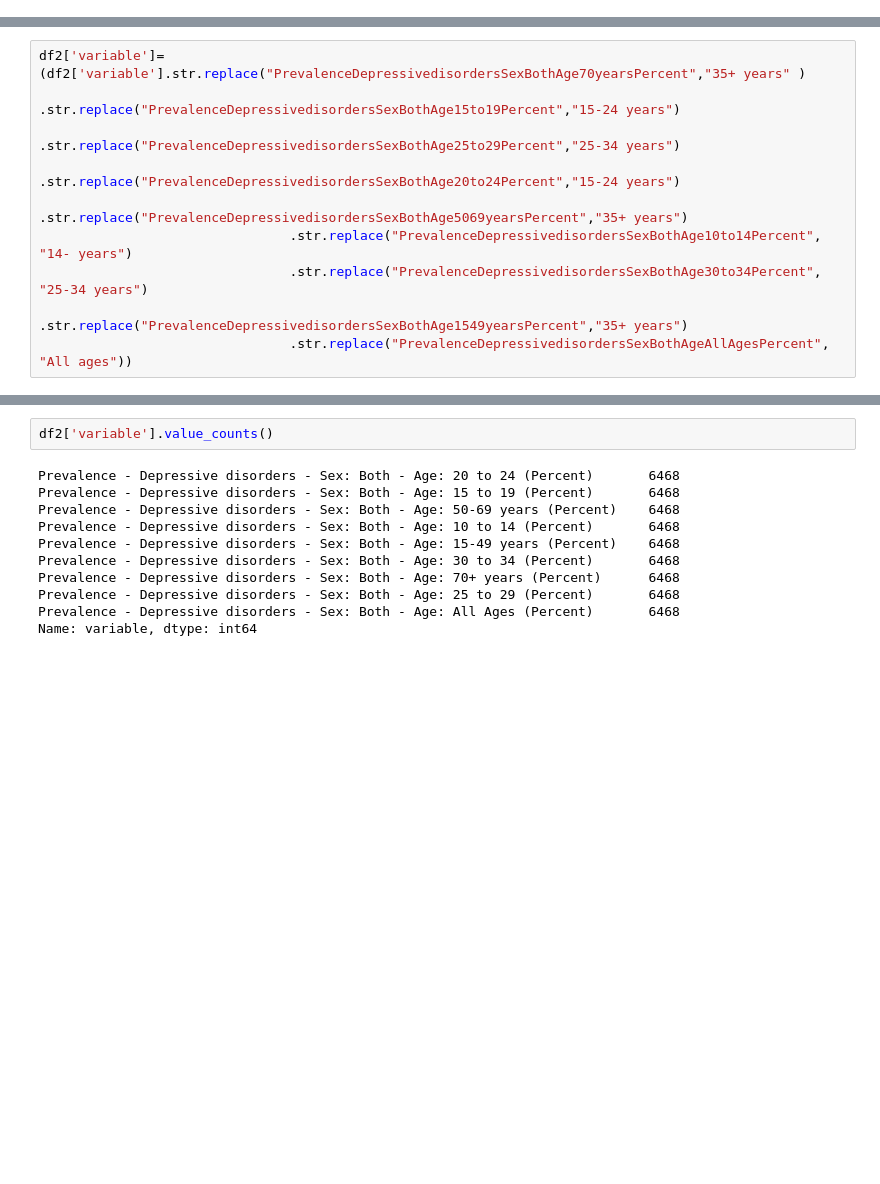
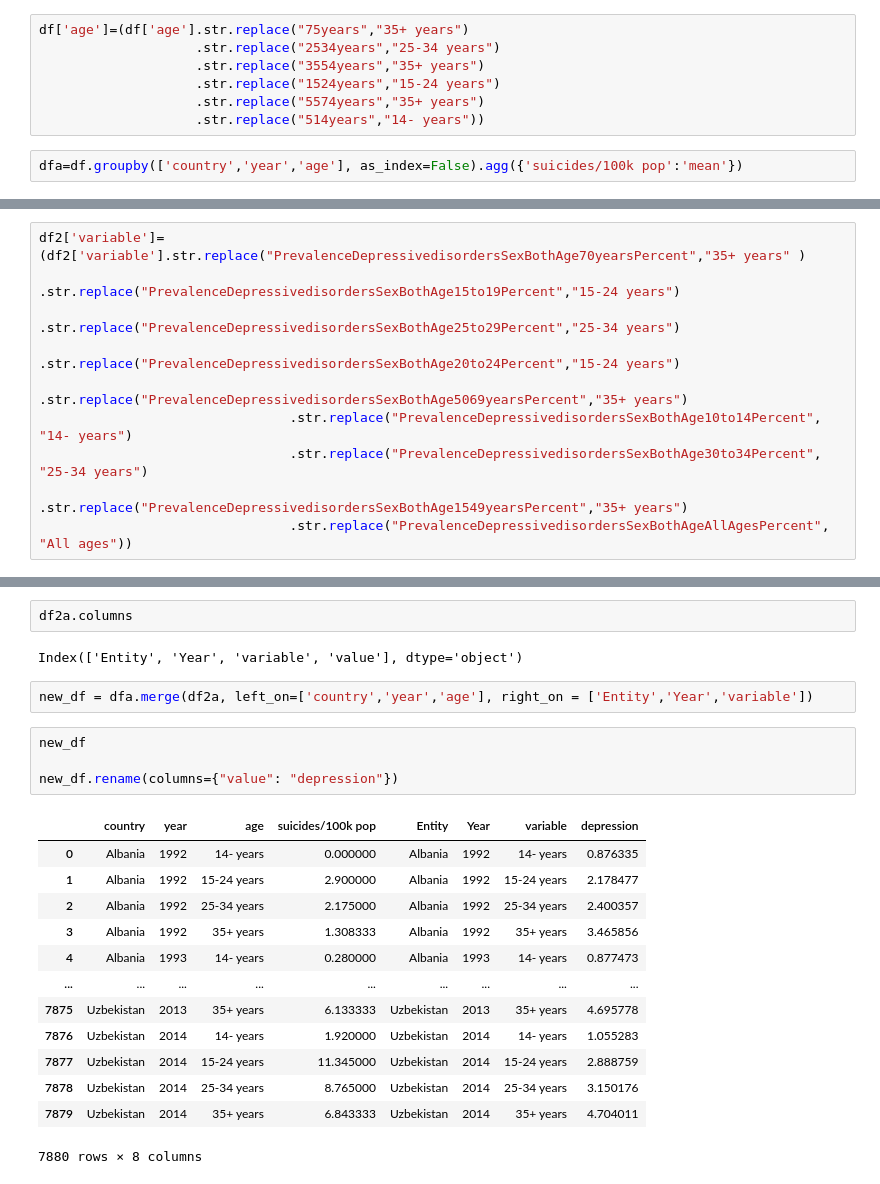
Before and after one commit to Brunadiasmiguel/depression, a Jupyter notebook: data-wrangling/country-sex-age2.ipynb, the cells around one changed output, grey strips where cells are left out. Saved outputs shown, nothing was run; the diff lists cells and outputs as text; blank space fills up the shorter version.

```diff
--- a/data-wrangling/country-sex-age2.ipynb
+++ b/data-wrangling/country-sex-age2.ipynb
@@ -18,0 +39,9 @@ df.head()
+# %%
+df['age']=(df['age'].str.replace("75years","35+ years")
+                    .str.replace("2534years","25-34 years")
+                    .str.replace("3554years","35+ years")
+                    .str.replace("1524years","15-24 years")
+                    .str.replace("5574years","35+ years")
+                    .str.replace("514years","14- years"))
+# %%
+dfa=df.groupby(['country','year','age'], as_index=False).agg({'suicides/100k pop':'mean'})
@@ -183,13 +176,24 @@ Name: variable, dtype: int64
-# %%
-df2['variable'].value_counts()
-# %% [output]
-Prevalence - Depressive disorders - Sex: Both - Age: 20 to 24 (Percent)       6468
-Prevalence - Depressive disorders - Sex: Both - Age: 15 to 19 (Percent)       6468
-Prevalence - Depressive disorders - Sex: Both - Age: 50-69 years (Percent)    6468
-Prevalence - Depressive disorders - Sex: Both - Age: 10 to 14 (Percent)       6468
-Prevalence - Depressive disorders - Sex: Both - Age: 15-49 years (Percent)    6468
-Prevalence - Depressive disorders - Sex: Both - Age: 30 to 34 (Percent)       6468
-Prevalence - Depressive disorders - Sex: Both - Age: 70+ years (Percent)      6468
-Prevalence - Depressive disorders - Sex: Both - Age: 25 to 29 (Percent)       6468
-Prevalence - Depressive disorders - Sex: Both - Age: All Ages (Percent)       6468
-Name: variable, dtype: int64
+# %%
+df2a.columns
+# %% [output]
+Index(['Entity', 'Year', 'variable', 'value'], dtype='object')
+# %%
+new_df = dfa.merge(df2a, left_on=['country','year','age'], right_on = ['Entity','Year','variable'])
+# %%
+new_df
+
+new_df.rename(columns={"value": "depression"})
+# %% [output]
+|  | country | year | age | suicides/100k pop | Entity | Year | variable | depression |
+| 0 | Albania | 1992 | 14- years | 0.000000 | Albania | 1992 | 14- years | 0.876335 |
+| 1 | Albania | 1992 | 15-24 years | 2.900000 | Albania | 1992 | 15-24 years | 2.178477 |
+| 2 | Albania | 1992 | 25-34 years | 2.175000 | Albania | 1992 | 25-34 years | 2.400357 |
+| 3 | Albania | 1992 | 35+ years | 1.308333 | Albania | 1992 | 35+ years | 3.465856 |
+| 4 | Albania | 1993 | 14- years | 0.280000 | Albania | 1993 | 14- years | 0.877473 |
+| ... | ... | ... | ... | ... | ... | ... | ... | ... |
+| 7875 | Uzbekistan | 2013 | 35+ years | 6.133333 | Uzbekistan | 2013 | 35+ years | 4.695778 |
+| 7876 | Uzbekistan | 2014 | 14- years | 1.920000 | Uzbekistan | 2014 | 14- years | 1.055283 |
+| 7877 | Uzbekistan | 2014 | 15-24 years | 11.345000 | Uzbekistan | 2014 | 15-24 years | 2.888759 |
+| 7878 | Uzbekistan | 2014 | 25-34 years | 8.765000 | Uzbekistan | 2014 | 25-34 years | 3.150176 |
+| 7879 | Uzbekistan | 2014 | 35+ years | 6.843333 | Uzbekistan | 2014 | 35+ years | 4.704011 |
+7880 rows × 8 columns
```
Also changed, not shown: parts of 11 cells of this notebook.
